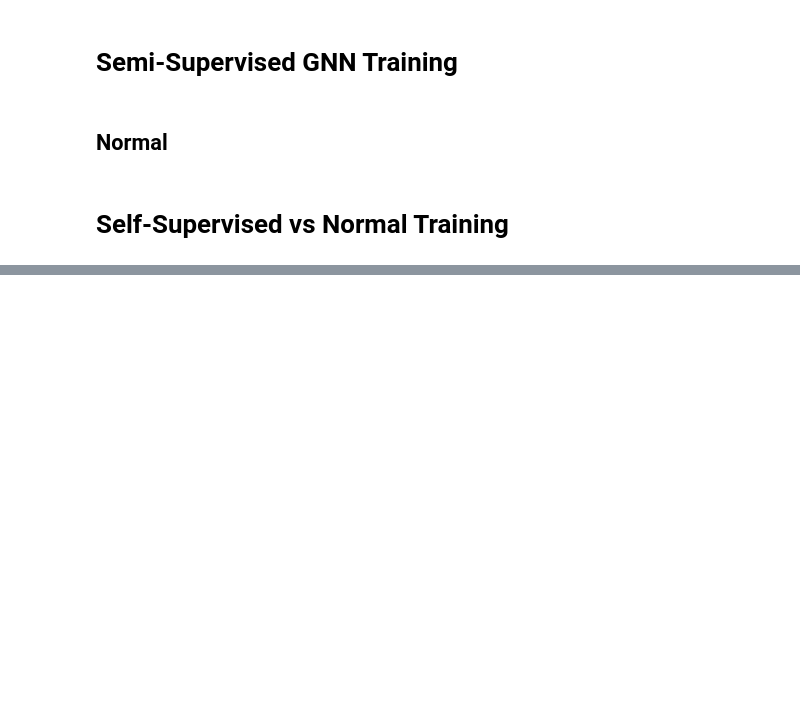
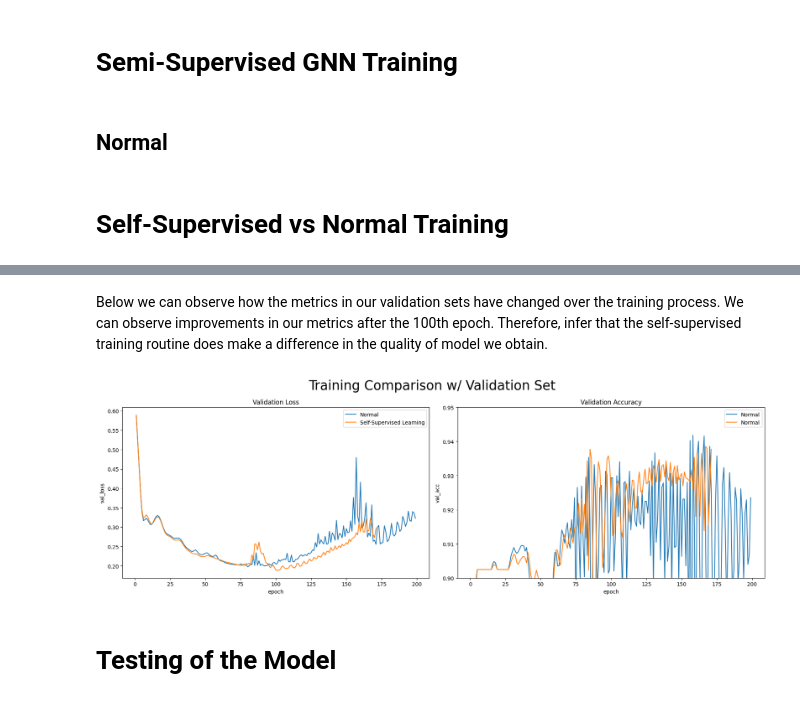
Before and after one commit to alenreuel/data_science_projects, a Jupyter notebook: bitcoin_GNN/notebook.ipynb, the cells around one changed output, grey strips where cells are left out. Drawn from its saved outputs; the diff is of its cells as text; code cells hidden in the pictures; blank space fills up the shorter version.

```diff
--- a/bitcoin_GNN/notebook.ipynb
+++ b/bitcoin_GNN/notebook.ipynb
@@ -339,0 +350,20 @@ training_logs_df
+# %% [markdown]
+Below we can observe how the metrics in our validation sets have changed over the training process. We can observe improvements in our metrics after the 100th epoch. Therefore, infer that the self-supervised training routine does make a difference in the quality of model we obtain.
+# %%
+plt.subplots(1,2, figsize=(18,6))
+plt.suptitle("Training Comparison w/ Validation Set", fontsize=25)
+plt.subplot(1,2,1)
+sns.lineplot(data=training_logs_df, x="epoch", y="val_loss", label="Normal")
+sns.lineplot(data=training_logs_df_ss, x="overall_epoch", y="val_loss", label="Self-Supervised Learning")
+plt.title("Validation Loss")
+plt.subplot(1,2,2)
+sns.lineplot(data=training_logs_df, x="epoch", y="val_acc", label="Normal")
+sns.lineplot(data=training_logs_df_ss, x="overall_epoch", y="val_acc", label="Self-Supervised Learning")
+plt.ylim(0.9, 0.95)
+plt.title("Validation Accuracy")
+plt.tight_layout()
+plt.show()
+# %% [output]
+[figure, added]
+# %% [markdown]
+# Testing of the Model
```
Also changed, not shown: parts of 9 cells of this notebook, 6 other files.
